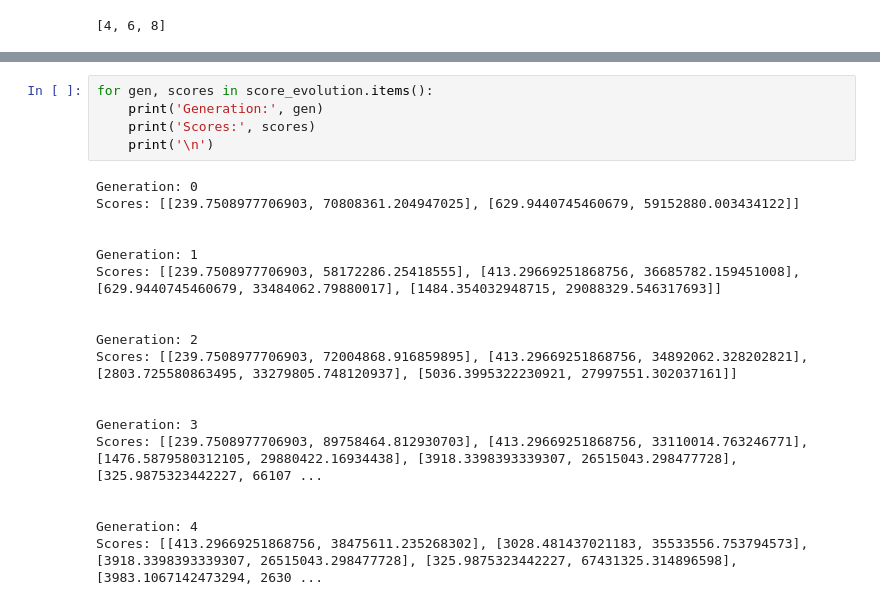
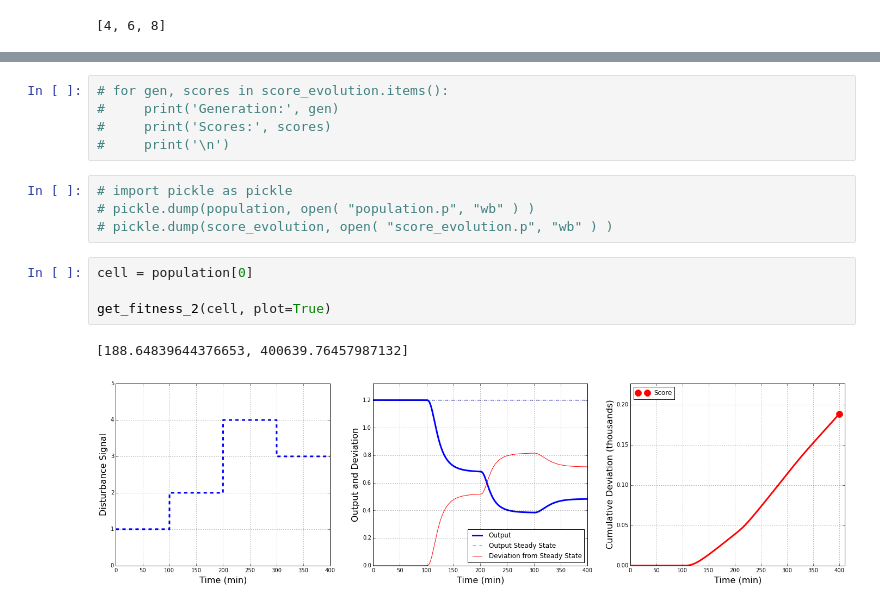
Before and after one commit to sbernasek/evolution_of_grn, a Jupyter notebook: full_simulations.ipynb, the cells around one changed output, grey strips where cells are left out. Drawn from its saved outputs; the diff is of its cells as text.

```diff
--- a/full_simulations.ipynb
+++ b/full_simulations.ipynb
@@ -29,24 +33,16 @@ ax2.set_yscale('log')
 # %%
-for gen, scores in score_evolution.items():
-    print('Generation:', gen)
-    print('Scores:', scores)
-    print('\n')
+# for gen, scores in score_evolution.items():
+#     print('Generation:', gen)
+#     print('Scores:', scores)
+#     print('\n')
-# %% [output]
-Generation: 0
-Scores: [[239.7508977706903, 70808361.204947025], [629.9440745460679, 59152880.003434122]]
-
-
-Generation: 1
-Scores: [[239.7508977706903, 58172286.25418555], [413.29669251868756, 36685782.159451008], [629.9440745460679, 33484062.79880017], [1484.354032948715, 29088329.546317693]]
-
-
-Generation: 2
-Scores: [[239.7508977706903, 72004868.916859895], [413.29669251868756, 34892062.328202821], [2803.725580863495, 33279805.748120937], [5036.3995322230921, 27997551.302037161]]
-
-
-Generation: 3
-Scores: [[239.7508977706903, 89758464.812930703], [413.29669251868756, 33110014.763246771], [1476.5879580312105, 29880422.16934438], [3918.3398393339307, 26515043.298477728], [325.9875323442227, 66107 ...
-
-
-Generation: 4
-Scores: [[413.29669251868756, 38475611.235268302], [3028.481437021183, 35533556.753794573], [3918.3398393339307, 26515043.298477728], [325.9875323442227, 67431325.314896598], [3983.1067142473294, 2630 ...
+# %%
+# import pickle as pickle
+# pickle.dump(population, open( "population.p", "wb" ) )
+# pickle.dump(score_evolution, open( "score_evolution.p", "wb" ) )
+# %%
+cell = population[0]
+
+get_fitness_2(cell, plot=True)
+# %% [output]
+[188.64839644376653, 400639.76457987132]
+[figure, added]
```
Also changed, not shown: parts of 2 cells of this notebook, 5 other files.
